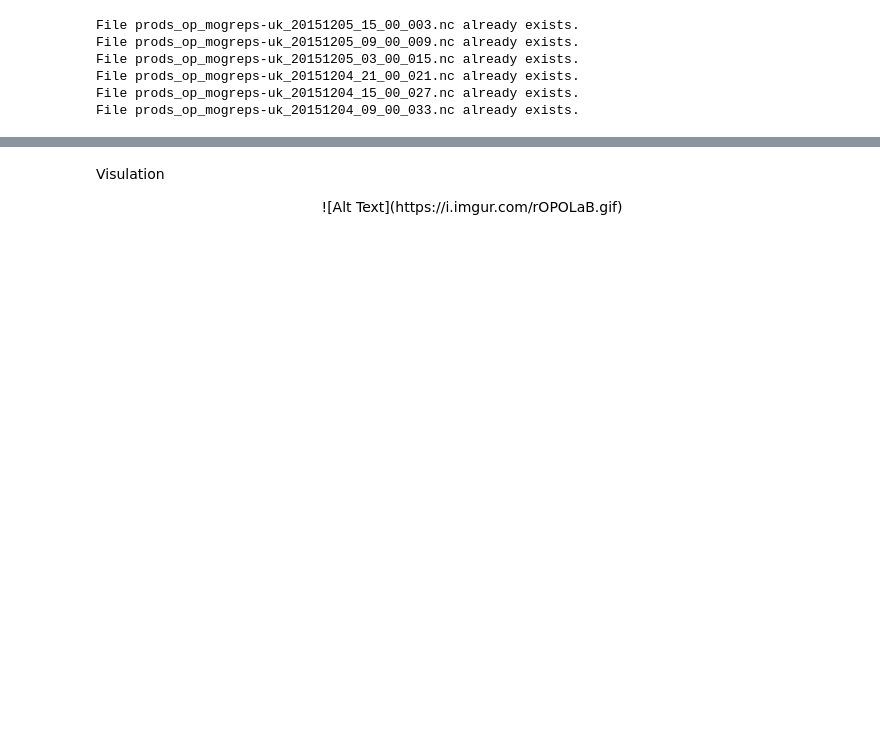
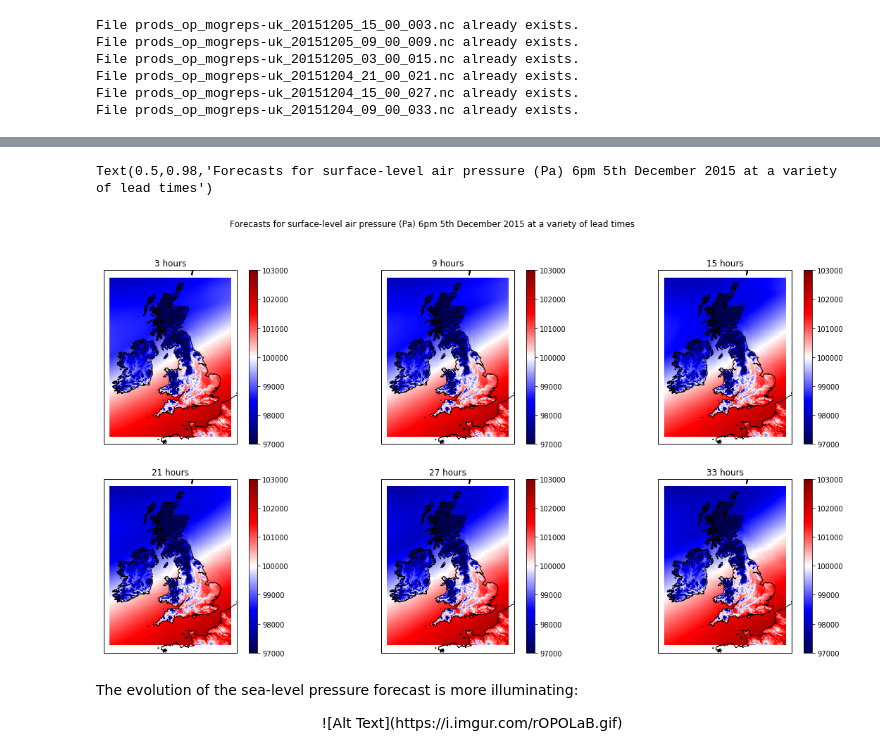
Before and after one commit to thomasgibson/t3motr, a Jupyter notebook: StormDesmond.ipynb, the cells around one changed output, grey strips where cells are left out. Drawn from its saved outputs; the diff is of its cells as text; code cells hidden in the pictures; blank space fills up the shorter version.

```diff
--- a/StormDesmond.ipynb
+++ b/StormDesmond.ipynb
@@ -23,6 +25,8 @@ DS_forecast_15 = netCDF4.Dataset(forecast_15)
 DS_forecast_21 = netCDF4.Dataset(forecast_21)
 DS_forecast_27 = netCDF4.Dataset(forecast_27)
 DS_forecast_33 = netCDF4.Dataset(forecast_33)
+
+forecasts = [DS_forecast_3, DS_forecast_9, DS_forecast_15, DS_forecast_21, DS_forecast_27, DS_forecast_33]
 # %%
 import cartopy.crs as ccrs
 from matplotlib import pyplot as plt
@@ -90,5 +33,30 @@ plt.colorbar(pcm,ax=ax)
+# %%
+test_variable = "surface_air_pressure"
+# test_variable = "air_pressure_at_sea_level"
+v_min = 97000
+v_max = 103000
+
+rotation = forecasts[0]['rotated_latitude_longitude']
+transform = ccrs.RotatedPole(pole_longitude=rotation.grid_north_pole_longitude, pole_latitude = rotation.grid_north_pole_latitude)
+projection = transform
+fig = plt.figure(figsize=(20,10))
+for i in range(0,6):
+    ax = fig.add_subplot(2,3,i+1, projection=projection)
+    pcm = ax.pcolormesh(
+        forecasts[i]['grid_longitude'],
+        forecasts[i]['grid_latitude'],
+        forecasts[i][test_variable][2],
+        transform=transform, vmin = 97000, vmax = 103000, cmap = 'seismic')
+    ax.coastlines(resolution='10m')
+    ax.set_title(str(6*(i+1)-3)+" hours")
+    plt.colorbar(pcm,ax=ax)
+
+fig.suptitle('Forecasts for surface-level air pressure (Pa) 6pm 5th December 2015 at a variety of lead times')
+# %% [output]
+Text(0.5,0.98,'Forecasts for surface-level air pressure (Pa) 6pm 5th December 2015 at a variety of lead times')
+[figure, added]
 # %% [markdown]
-Visulation
+The evolution of the sea-level pressure forecast is more illuminating:
 
 
 <center>
```
Also changed, not shown: parts of 10 cells of this notebook, 2 other files.
